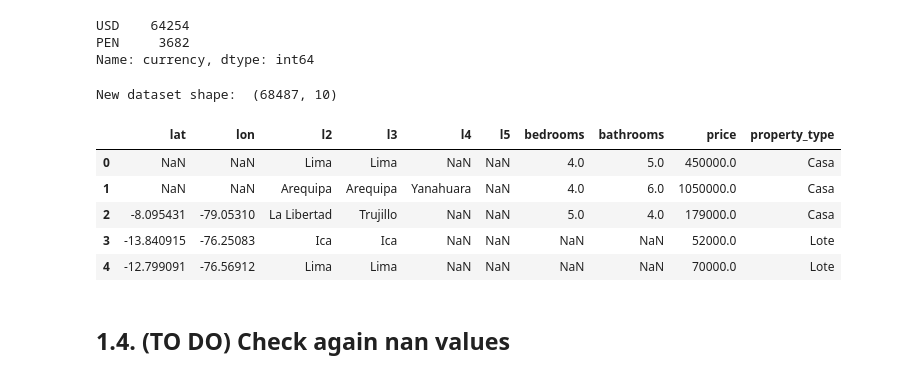
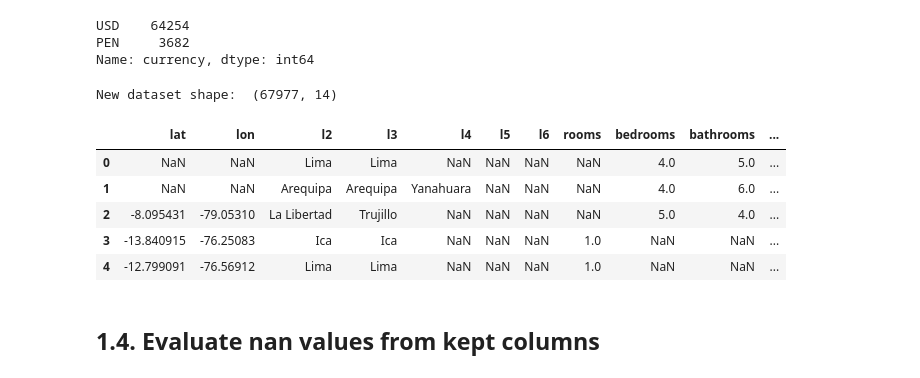
Before and after one commit to ECisneros20/Hackathon-BBVA-2022, a Jupyter notebook: House_prediction.ipynb, the cells around one changed output. Saved outputs shown, nothing was run; the diff lists cells and outputs as text; code cells hidden in the pictures.

```diff
--- a/House_prediction.ipynb
+++ b/House_prediction.ipynb
@@ -159,9 +183,11 @@ operation_type values -> ['Venta' 'Alquiler' 'Alquiler temporal']
 # %% [markdown]
 ## 1.2. Drop not necessary columns
 # %%
-peru.drop(["id", "ad_type", "start_date", "end_date", "created_on", "l1", "l6", "rooms", "surface_total", "surface_covered", "price_period", "title", "description"], axis = 1, inplace = True)
+peru.drop(["id", "ad_type", "start_date", "end_date", "created_on", "l1", "price_period", "title", "description"], axis = 1, inplace = True)
 peru = peru.loc[peru["operation_type"] == "Venta"]
 peru.drop("operation_type", axis = 1, inplace = True)
+peru = peru[peru["price"].notna()]
+peru.reset_index(drop = True, inplace = True)
 print("New dataset shape: ", peru.shape, "\n")
 peru.head()
 # %% [output]
@@ -183,17 +209,18 @@ Name: currency, dtype: int64
 # %%
 change_PEN_to_USD = 1 / 4
 
 peru["price"][peru["currency"] == "PEN"] = peru["price"] * change_PEN_to_USD
 peru.drop("currency", axis = 1, inplace = True)
+peru.reset_index(drop = True, inplace = True)
 print("New dataset shape: ", peru.shape, "\n")
 peru.head()
 # %% [output]
-New dataset shape:  (68487, 10)
+New dataset shape:  (67977, 14)
-|  | lat | lon | l2 | l3 | l4 | l5 | bedrooms | bathrooms | price | property_type |
-| 0 | NaN | NaN | Lima | Lima | NaN | NaN | 4.0 | 5.0 | 450000.0 | Casa |
-| 1 | NaN | NaN | Arequipa | Arequipa | Yanahuara | NaN | 4.0 | 6.0 | 1050000.0 | Casa |
-| 2 | -8.095431 | -79.05310 | La Libertad | Trujillo | NaN | NaN | 5.0 | 4.0 | 179000.0 | Casa |
-| 3 | -13.840915 | -76.25083 | Ica | Ica | NaN | NaN | NaN | NaN | 52000.0 | Lote |
-| 4 | -12.799091 | -76.56912 | Lima | Lima | NaN | NaN | NaN | NaN | 70000.0 | Lote |
+|  | lat | lon | l2 | l3 | l4 | l5 | l6 | rooms | bedrooms | bathrooms | ... |
+| 0 | NaN | NaN | Lima | Lima | NaN | NaN | NaN | NaN | 4.0 | 5.0 | ... |
+| 1 | NaN | NaN | Arequipa | Arequipa | Yanahuara | NaN | NaN | NaN | 4.0 | 6.0 | ... |
+| 2 | -8.095431 | -79.05310 | La Libertad | Trujillo | NaN | NaN | NaN | NaN | 5.0 | 4.0 | ... |
+| 3 | -13.840915 | -76.25083 | Ica | Ica | NaN | NaN | NaN | 1.0 | NaN | NaN | ... |
+| 4 | -12.799091 | -76.56912 | Lima | Lima | NaN | NaN | NaN | 1.0 | NaN | NaN | ... |
 # %% [markdown]
-## 1.4. (TO DO) Check again nan values
+## 1.4. Evaluate nan values from kept columns
```
Also changed, not shown: parts of 36 cells of this notebook.
